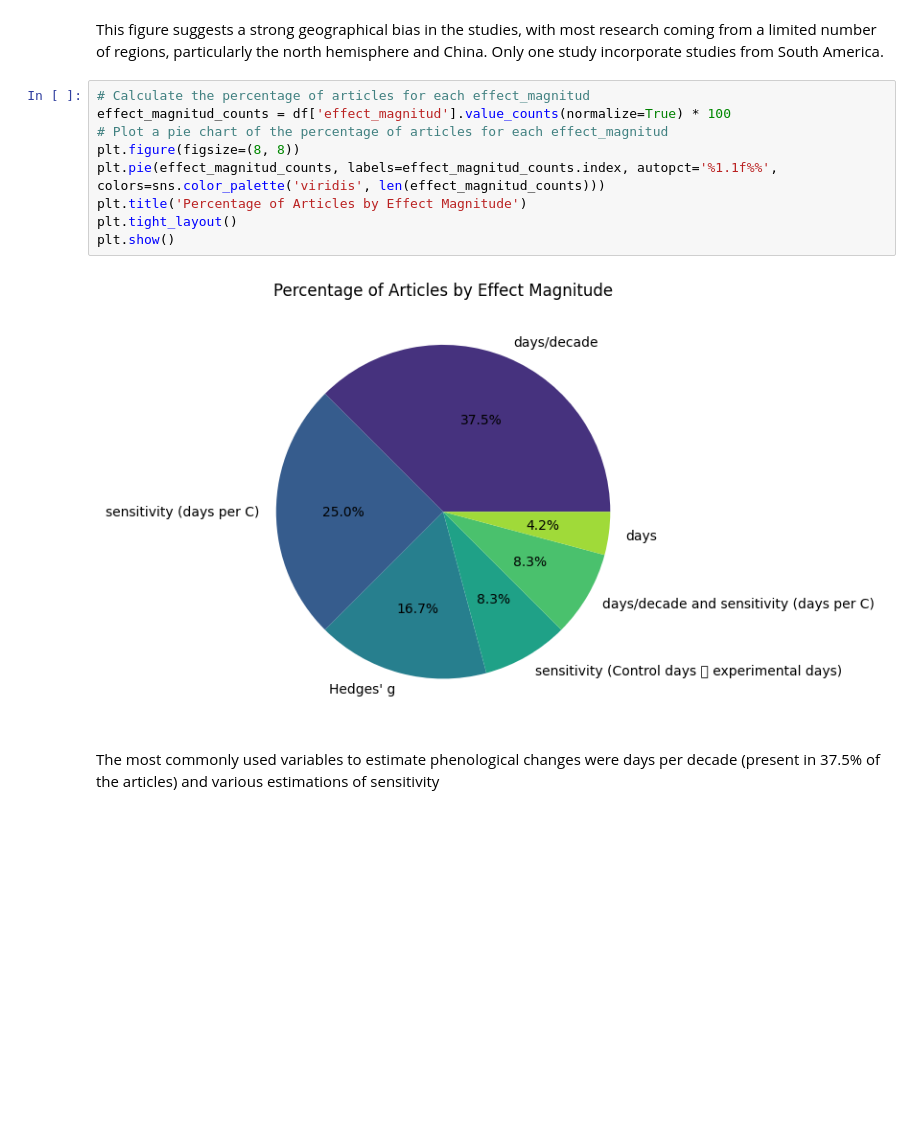
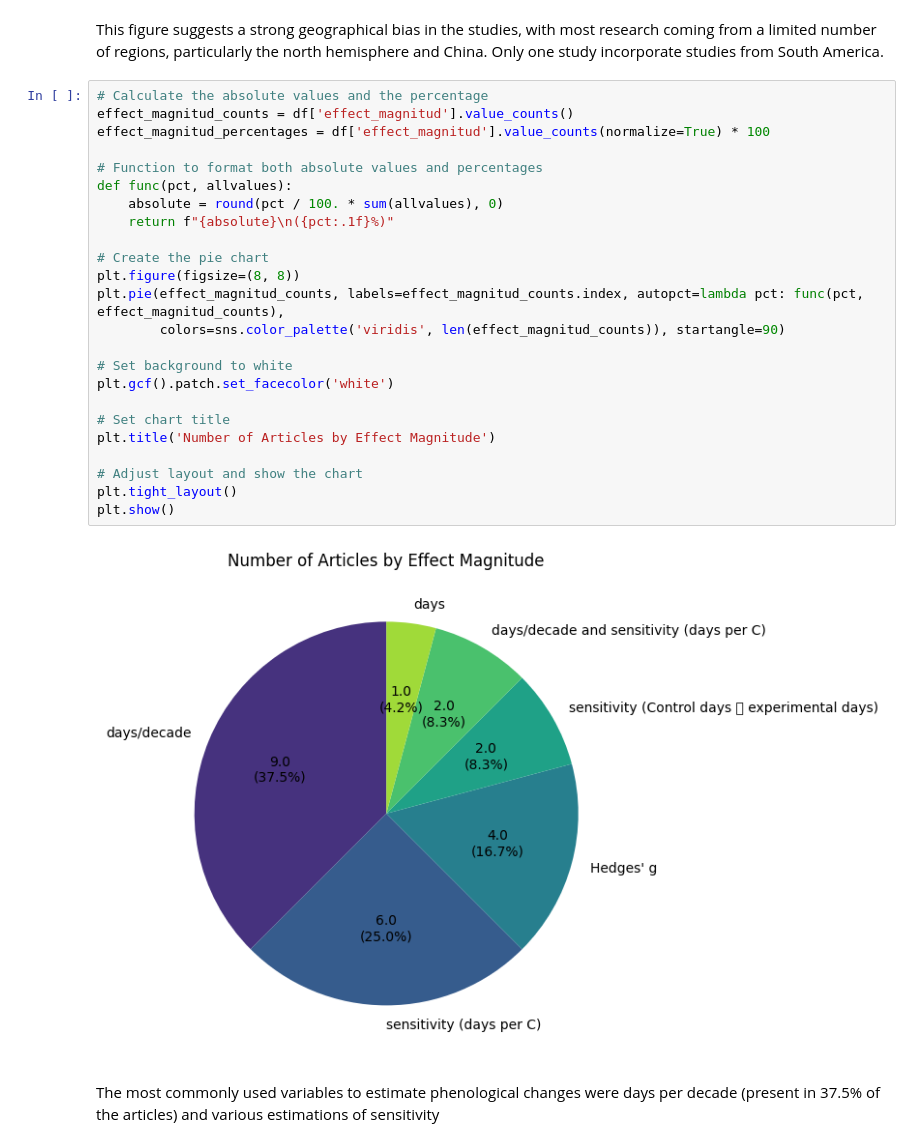
Before and after one commit to VicMarquez/Postdoc-phenology, a Jupyter notebook: Analisis_meta_interactive.ipynb, the cells around one changed output. Saved outputs shown, nothing was run; the diff lists cells and outputs as text; blank space fills up the shorter version.

```diff
--- a/Analisis_meta_interactive.ipynb
+++ b/Analisis_meta_interactive.ipynb
@@ -80,16 +148,31 @@ plt.show()
 # %% [markdown]
 This figure suggests a strong geographical bias in the studies, with most research coming from a limited number of regions, particularly the north hemisphere and China. Only one study incorporate studies from South America.
 # %%
-# Calculate the percentage of articles for each effect_magnitud
-effect_magnitud_counts = df['effect_magnitud'].value_counts(normalize=True) * 100
-# Plot a pie chart of the percentage of articles for each effect_magnitud
+# Calculate the absolute values and the percentage
+effect_magnitud_counts = df['effect_magnitud'].value_counts()
+effect_magnitud_percentages = df['effect_magnitud'].value_counts(normalize=True) * 100
+
+# Function to format both absolute values and percentages
+def func(pct, allvalues):
+    absolute = round(pct / 100. * sum(allvalues), 0)
+    return f"{absolute}\n({pct:.1f}%)"
+
+# Create the pie chart
 plt.figure(figsize=(8, 8))
-plt.pie(effect_magnitud_counts, labels=effect_magnitud_counts.index, autopct='%1.1f%%', colors=sns.color_palette('viridis', len(effect_magnitud_counts)))
-plt.title('Percentage of Articles by Effect Magnitude')
+plt.pie(effect_magnitud_counts, labels=effect_magnitud_counts.index, autopct=lambda pct: func(pct, effect_magnitud_counts),
+        colors=sns.color_palette('viridis', len(effect_magnitud_counts)), startangle=90)
+
+# Set background to white
+plt.gcf().patch.set_facecolor('white')
+
+# Set chart title
+plt.title('Number of Articles by Effect Magnitude')
+
+# Adjust layout and show the chart
 plt.tight_layout()
 plt.show()
 # %% [output]
-[figure, old version]
+[figure, new version]
 # %% [markdown]
 The most commonly used variables to estimate phenological changes were days per decade (present in 37.5% of the articles) and various estimations of sensitivity
 # %%
```
Also changed, not shown: parts of 7 cells of this notebook.
